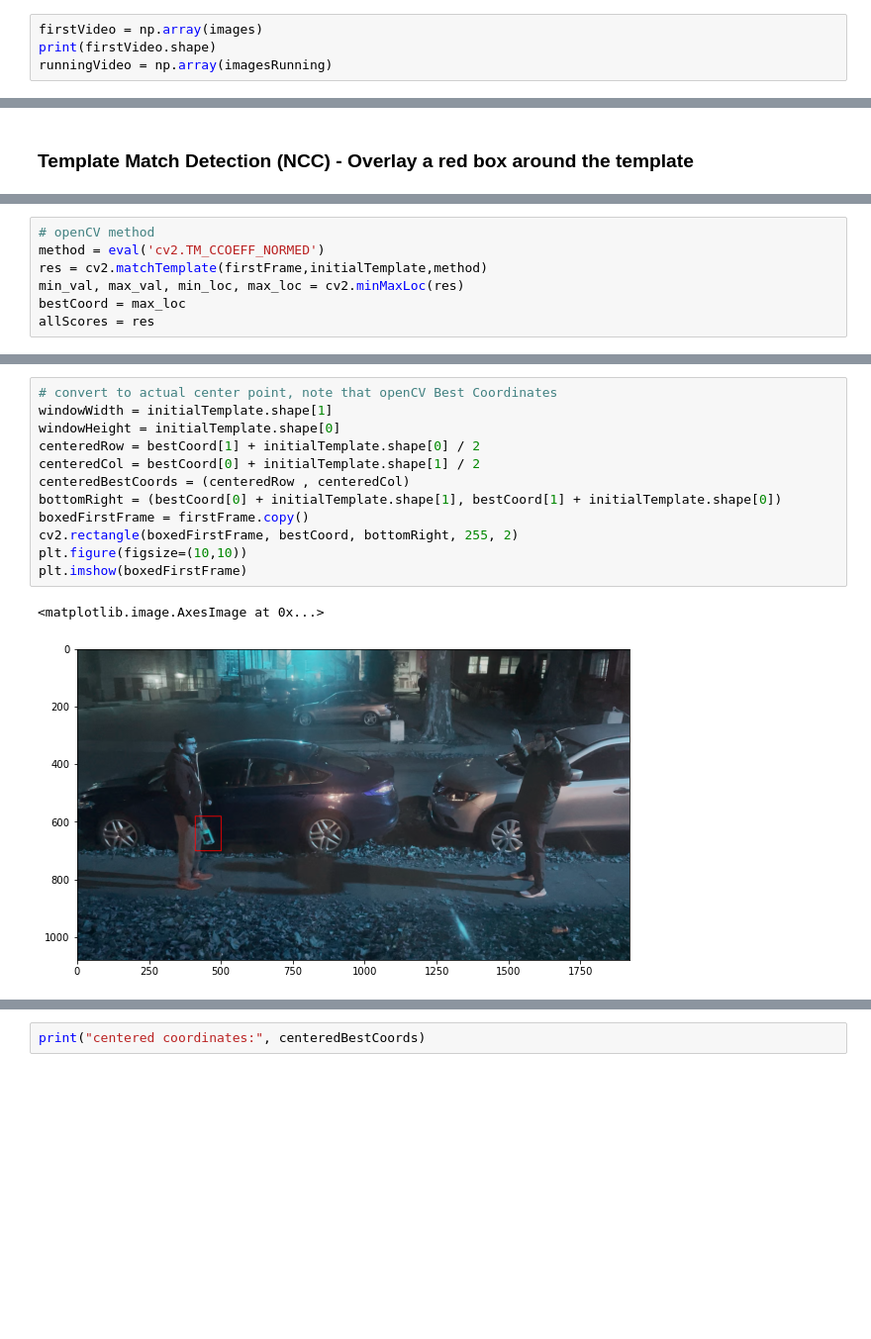
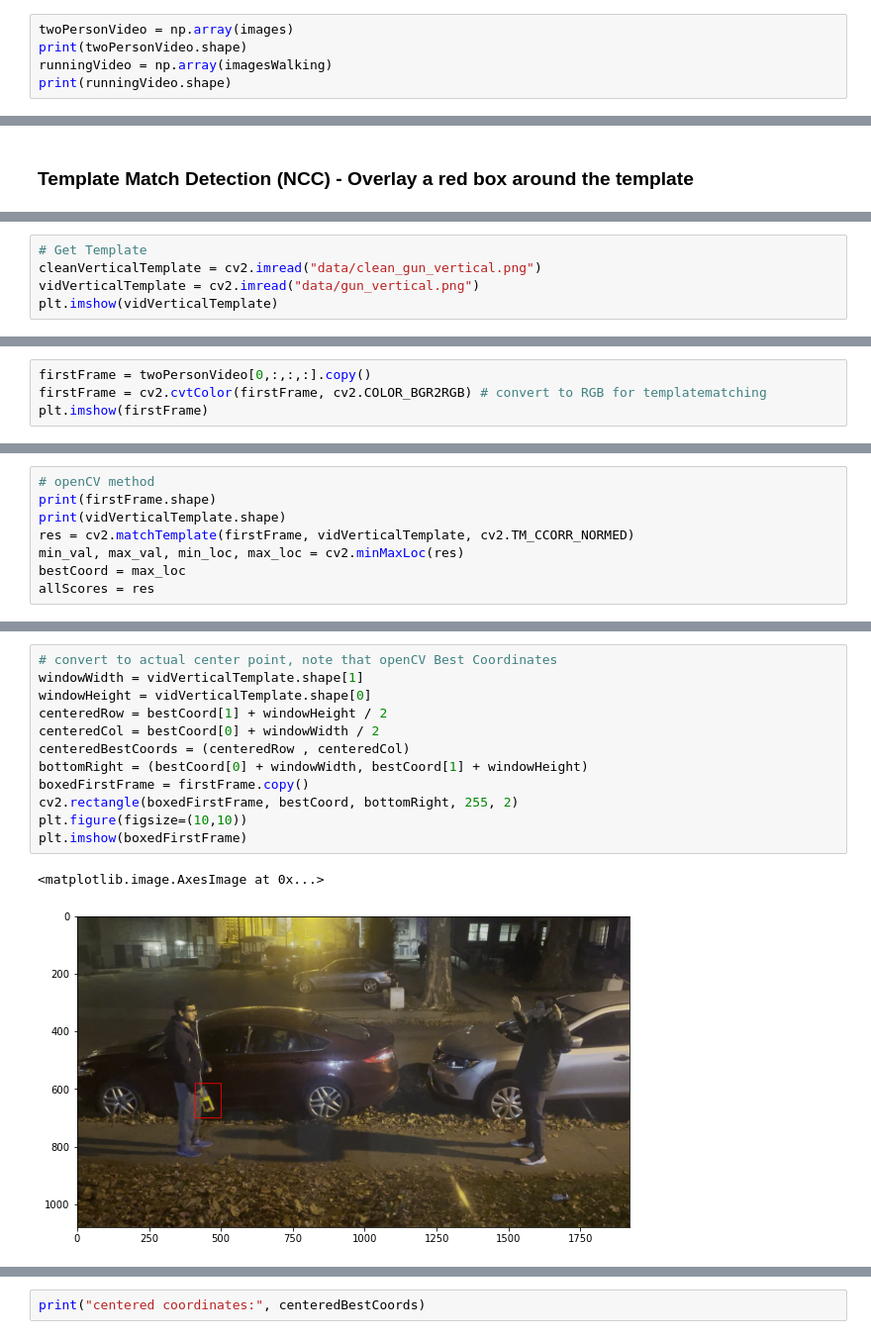
Before and after one commit to ksiva14/Threat_Detection, a Jupyter notebook: detection.ipynb, the cells around one changed output, grey strips where cells are left out. Shown at 99% size. Cells and saved outputs as stored; diff of their text form; blank space fills up the shorter version.

```diff
--- a/detection.ipynb
+++ b/detection.ipynb
@@ -277,8 +277,9 @@ imageio.mimsave('running.gif', imagesRunning)
 # %% [markdown]
 ### Convert to Numpy Array
 # %%
-firstVideo = np.array(images)
-print(firstVideo.shape)
-runningVideo = np.array(imagesRunning)
+twoPersonVideo = np.array(images)
+print(twoPersonVideo.shape)
+runningVideo = np.array(imagesWalking)
+print(runningVideo.shape)
 # %% [output]
 (123, 1080, 1920, 3)
@@ -302,0 +298,5 @@ firstFrame = firstVideo[0,:,:,:].copy()
+# %%
+# Get Template
+cleanVerticalTemplate = cv2.imread("data/clean_gun_vertical.png")
+vidVerticalTemplate = cv2.imread("data/gun_vertical.png")
+plt.imshow(vidVerticalTemplate)
@@ -302,0 +319,4 @@ firstFrame = firstVideo[0,:,:,:].copy()
+# %%
+firstFrame = twoPersonVideo[0,:,:,:].copy()
+firstFrame = cv2.cvtColor(firstFrame, cv2.COLOR_BGR2RGB) # convert to RGB for templatematching
+plt.imshow(firstFrame)
@@ -303,7 +326,8 @@ firstFrame = firstVideo[0,:,:,:].copy()
 # %%
 # openCV method
-method = eval('cv2.TM_CCOEFF_NORMED')
-res = cv2.matchTemplate(firstFrame,initialTemplate,method)
+print(firstFrame.shape)
+print(vidVerticalTemplate.shape)
+res = cv2.matchTemplate(firstFrame, vidVerticalTemplate, cv2.TM_CCORR_NORMED)
 min_val, max_val, min_loc, max_loc = cv2.minMaxLoc(res)
 bestCoord = max_loc
 allScores = res
@@ -317,15 +344,15 @@ Best Top Left Origin Coordinates: (410, 580)
 # %%
 # convert to actual center point, note that openCV Best Coordinates
-windowWidth = initialTemplate.shape[1]
-windowHeight = initialTemplate.shape[0]
-centeredRow = bestCoord[1] + initialTemplate.shape[0] / 2
-centeredCol = bestCoord[0] + initialTemplate.shape[1] / 2
+windowWidth = vidVerticalTemplate.shape[1]
+windowHeight = vidVerticalTemplate.shape[0]
+centeredRow = bestCoord[1] + windowHeight / 2
+centeredCol = bestCoord[0] + windowWidth / 2
 centeredBestCoords = (centeredRow , centeredCol)
-bottomRight = (bestCoord[0] + initialTemplate.shape[1], bestCoord[1] + initialTemplate.shape[0])
+bottomRight = (bestCoord[0] + windowWidth, bestCoord[1] + windowHeight)
 boxedFirstFrame = firstFrame.copy()
 cv2.rectangle(boxedFirstFrame, bestCoord, bottomRight, 255, 2)
 plt.figure(figsize=(10,10))
 plt.imshow(boxedFirstFrame)
 # %% [output]
 <matplotlib.image.AxesImage at 0x...>
-[figure, old version]
+[figure, new version]
```
Also changed, not shown: parts of 59 cells of this notebook, 2 other files.
